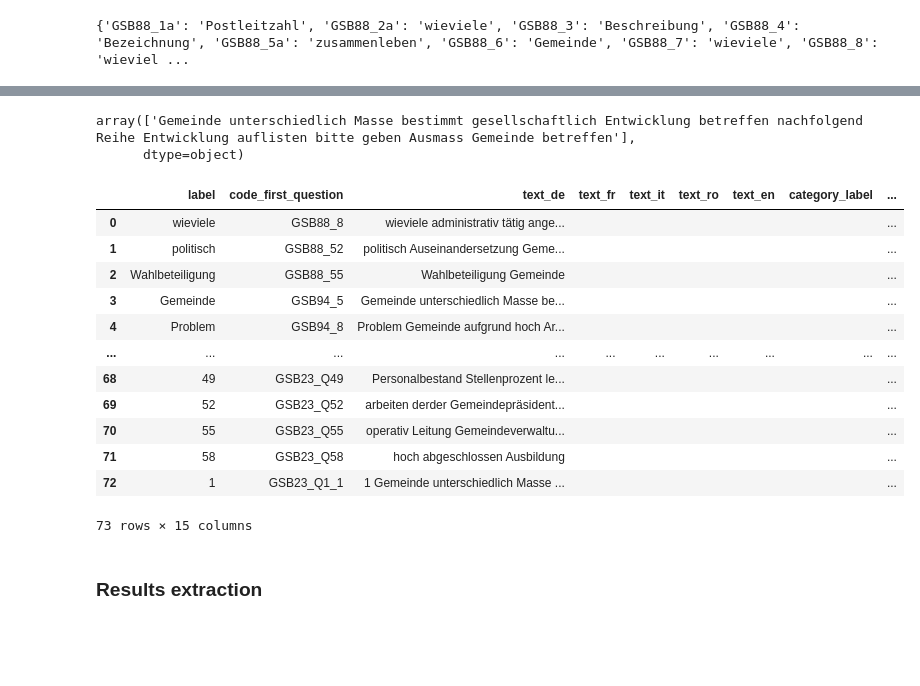
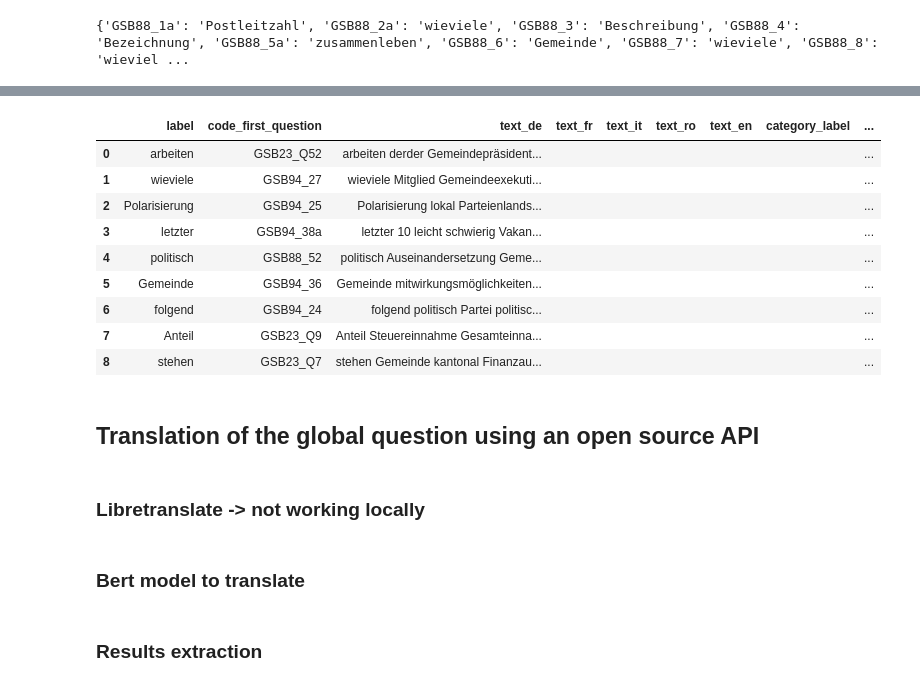
Before and after one commit to hhueber/IDHEAP-Datahub, a Jupyter notebook: nlp_notebook.ipynb, the cells around one changed output, grey strips where cells are left out. Cells and saved outputs as stored; diff of their text form; code cells hidden in the pictures; blank space fills up the shorter version.

```diff
--- a/nlp_notebook.ipynb
+++ b/nlp_notebook.ipynb
@@ -498,13 +593,8 @@ df_fin.head()
-# %%
-df_fin[df_fin['code_first_question'] == 'GSB94_5'].text_de.values
-# %% [output]
-array(['Gemeinde unterschiedlich Masse bestimmt gesellschaftlich Entwicklung betreffen nachfolgend Reihe Entwicklung auflisten bitte geben Ausmass Gemeinde betreffen'],
-      dtype=object)
 # %%
 gsb_columns = gsb_df.columns
 
 # fill the 'options_value' column in df_fin
-for index, row in df_fin.iterrows():
+for index, row in df_fin_top_10.iterrows():
     # get the code of the first question
     question_code = row['code_first_question']
 
@@ -520,24 +610,27 @@ for index, row in df_fin.iterrows():
             options_value = ''
 
         # fill the options_value in the final DataFrame
-        df_fin.at[index, 'options_value'] = options_value
+        df_fin_top_10.at[index, 'options_value'] = options_value
     else:
         # if the question code does not exist in the 'GSB 2023_V1' DataFrame, fill an empty string
         # to be adapted when other version of the answers than 2023 will be available
-        df_fin.at[index, 'options_value'] = ''
+        df_fin_top_10.at[index, 'options_value'] = ''
-# %%
-df_fin.head(100)
-# %% [output]
-|  | label | code_first_question | text_de | text_fr | text_it | text_ro | text_en | category_label | ... |
-| 0 | wieviele | GSB88_8 | wieviele administrativ tätig ange... |  |  |  |  |  | ... |
-| 1 | politisch | GSB88_52 | politisch Auseinandersetzung Geme... |  |  |  |  |  | ... |
-| 2 | Wahlbeteiligung | GSB88_55 | Wahlbeteiligung Gemeinde |  |  |  |  |  | ... |
-| 3 | Gemeinde | GSB94_5 | Gemeinde unterschiedlich Masse be... |  |  |  |  |  | ... |
-| 4 | Problem | GSB94_8 | Problem Gemeinde aufgrund hoch Ar... |  |  |  |  |  | ... |
-| ... | ... | ... | ... | ... | ... | ... | ... | ... | ... |
-| 68 | 49 | GSB23_Q49 | Personalbestand Stellenprozent le... |  |  |  |  |  | ... |
-| 69 | 52 | GSB23_Q52 | arbeiten derder Gemeindepräsident... |  |  |  |  |  | ... |
-| 70 | 55 | GSB23_Q55 | operativ Leitung Gemeindeverwaltu... |  |  |  |  |  | ... |
-| 71 | 58 | GSB23_Q58 | hoch abgeschlossen Ausbildung |  |  |  |  |  | ... |
-| 72 | 1 | GSB23_Q1_1 | 1 Gemeinde unterschiedlich Masse ... |  |  |  |  |  | ... |
-73 rows × 15 columns
+# %%
+df_fin_top_10.head(10)
+# %% [output]
+|  | label | code_first_question | text_de | text_fr | text_it | text_ro | text_en | category_label | ... |
+| 0 | arbeiten | GSB23_Q52 | arbeiten derder Gemeindepräsident... |  |  |  |  |  | ... |
+| 1 | wieviele | GSB94_27 | wieviele Mitglied Gemeindeexekuti... |  |  |  |  |  | ... |
+| 2 | Polarisierung | GSB94_25 | Polarisierung lokal Parteienlands... |  |  |  |  |  | ... |
+| 3 | letzter | GSB94_38a | letzter 10 leicht schwierig Vakan... |  |  |  |  |  | ... |
+| 4 | politisch | GSB88_52 | politisch Auseinandersetzung Geme... |  |  |  |  |  | ... |
+| 5 | Gemeinde | GSB94_36 | Gemeinde mitwirkungsmöglichkeiten... |  |  |  |  |  | ... |
+| 6 | folgend | GSB94_24 | folgend politisch Partei politisc... |  |  |  |  |  | ... |
+| 7 | Anteil | GSB23_Q9 | Anteil Steuereinnahme Gesamteinna... |  |  |  |  |  | ... |
+| 8 | stehen | GSB23_Q7 | stehen Gemeinde kantonal Finanzau... |  |  |  |  |  | ... |
+# %% [markdown]
+## Translation of the global question using an open source API
+# %% [markdown]
+### Libretranslate -> not working locally
+# %% [markdown]
+### Bert model to translate
```
Also changed, not shown: parts of 21 cells of this notebook.
